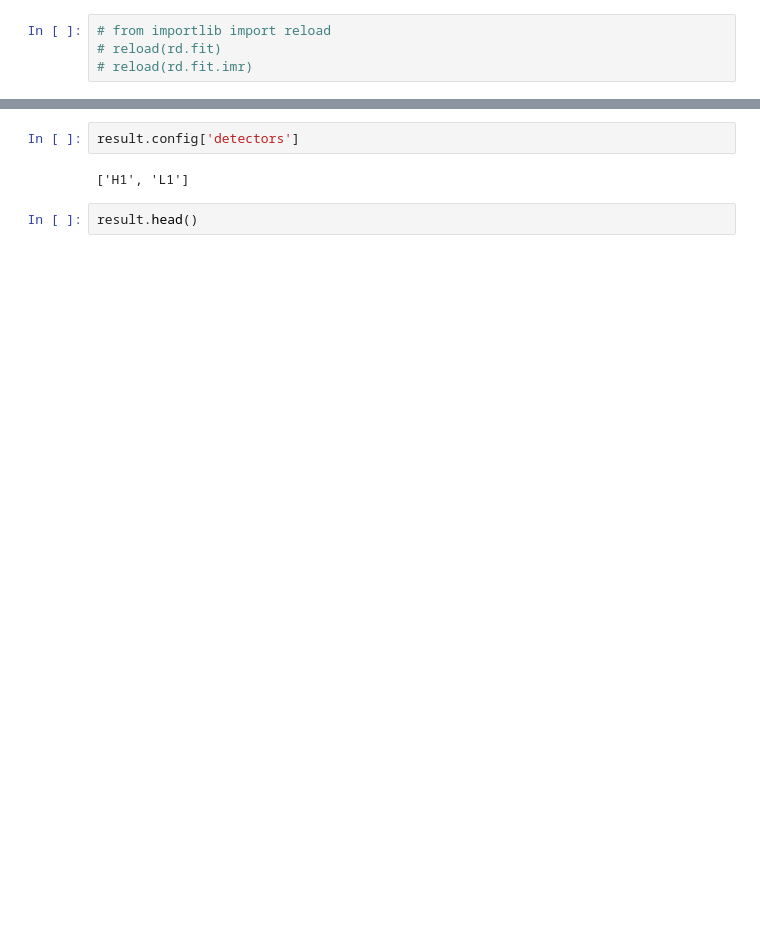
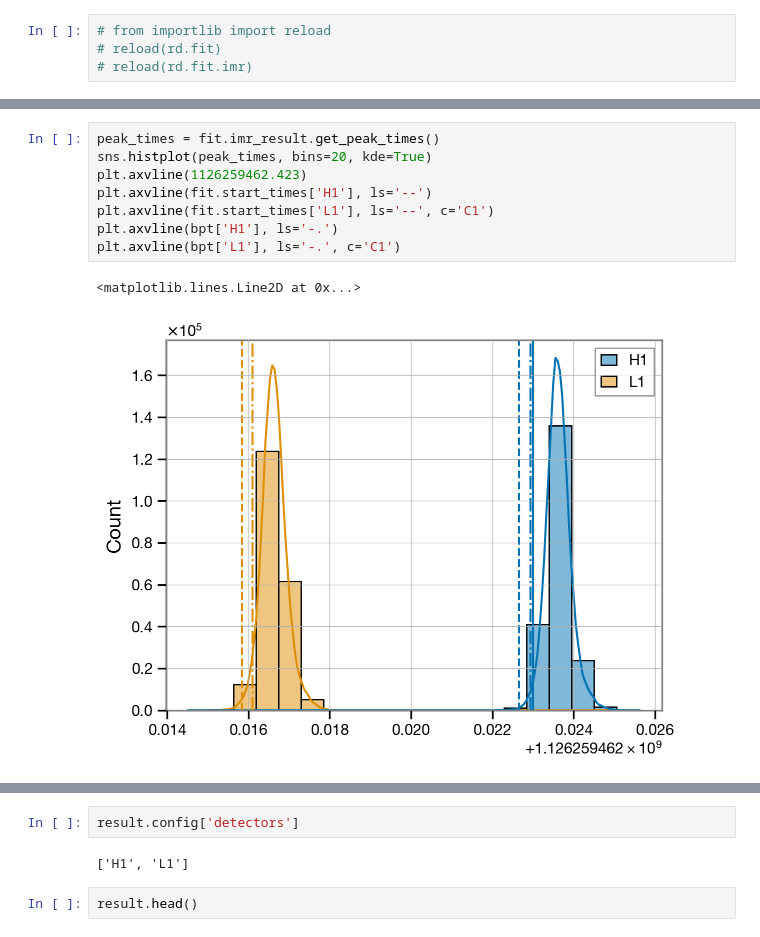
Before and after one commit to maxisi/ringdown, a Jupyter notebook: docs/examples/fit_from_imr_result.ipynb, the cells around one changed output, grey strips where cells are left out. Saved outputs shown, nothing was run; the diff lists cells and outputs as text; blank space fills up the shorter version.

```diff
--- a/docs/examples/fit_from_imr_result.ipynb
+++ b/docs/examples/fit_from_imr_result.ipynb
@@ -98,3 +147,14 @@ for i, d in fit.whitened_analysis_data.items():
+# %%
+peak_times = fit.imr_result.get_peak_times()
+sns.histplot(peak_times, bins=20, kde=True)
+plt.axvline(1126259462.423)
+plt.axvline(fit.start_times['H1'], ls='--')
+plt.axvline(fit.start_times['L1'], ls='--', c='C1')
+plt.axvline(bpt['H1'], ls='-.')
+plt.axvline(bpt['L1'], ls='-.', c='C1')
+# %% [output]
+<matplotlib.lines.Line2D at 0x...>
+[figure, added]
 # %%
 for ifo, acf in fit.acfs.items():
     p = acf.to_psd()
```
Also changed, not shown: parts of 18 cells of this notebook.
